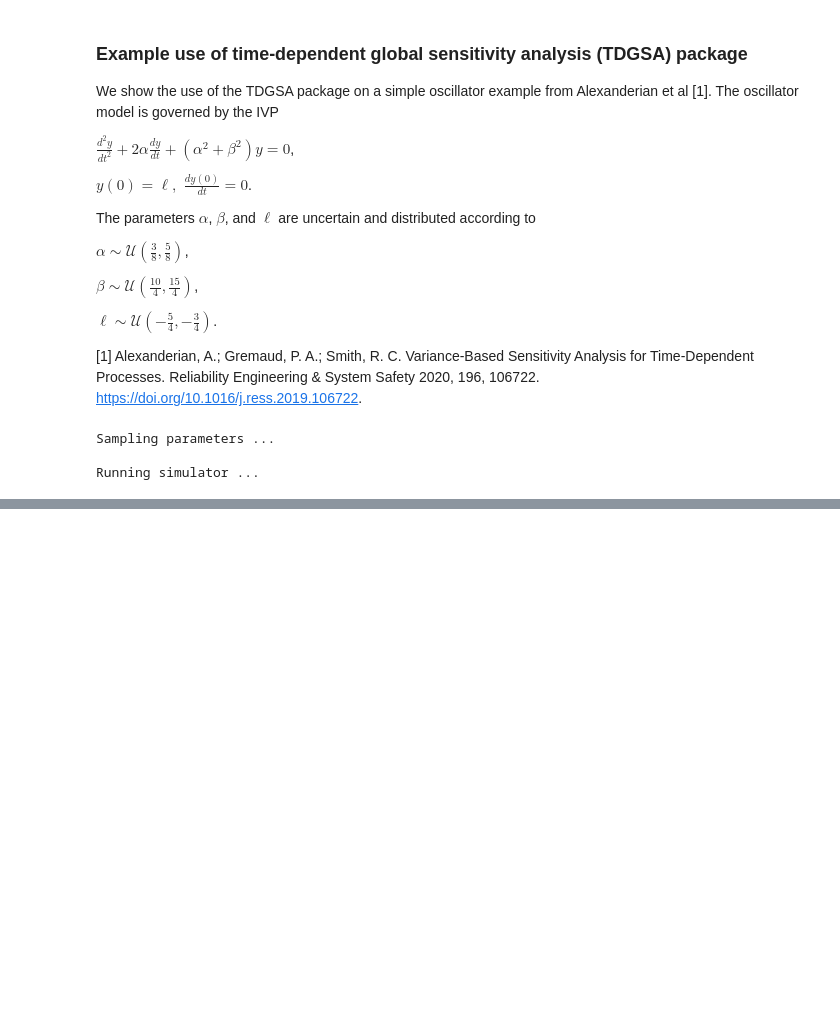
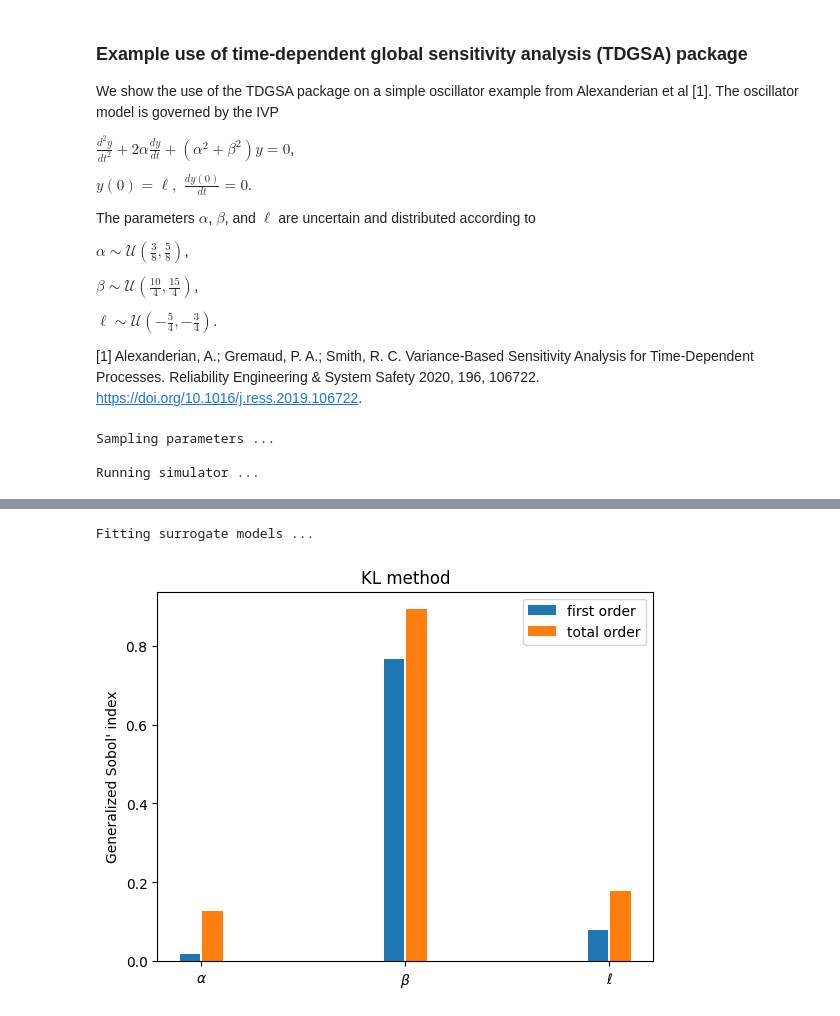
Before and after one commit to ezonta/TDGSA, a Jupyter notebook: examples/oscillator.ipynb, the cells around one changed output, grey strips where cells are left out. Cells and saved outputs as stored; diff of their text form; code cells hidden in the pictures; blank space fills up the shorter version.

```diff
--- a/examples/oscillator.ipynb
+++ b/examples/oscillator.ipynb
@@ -82,2 +77,14 @@ my_tdsa.plot("simulator_output")
+# %%
+#===============================================================================#
+# Compute the time-dependent sensitivity indices using 'KL'
+#===============================================================================#
+
+sobol_indices_KL = my_tdsa.compute_sobol_indices("KL")
+
+# plot final Sobol' indices
+my_tdsa.plot("sobol_indices")
+# %% [output]
+Fitting surrogate models ...
+[figure, added]
 # %%
 #===============================================================================#
```
Also changed, not shown: parts of 9 cells of this notebook, 2 other files.
